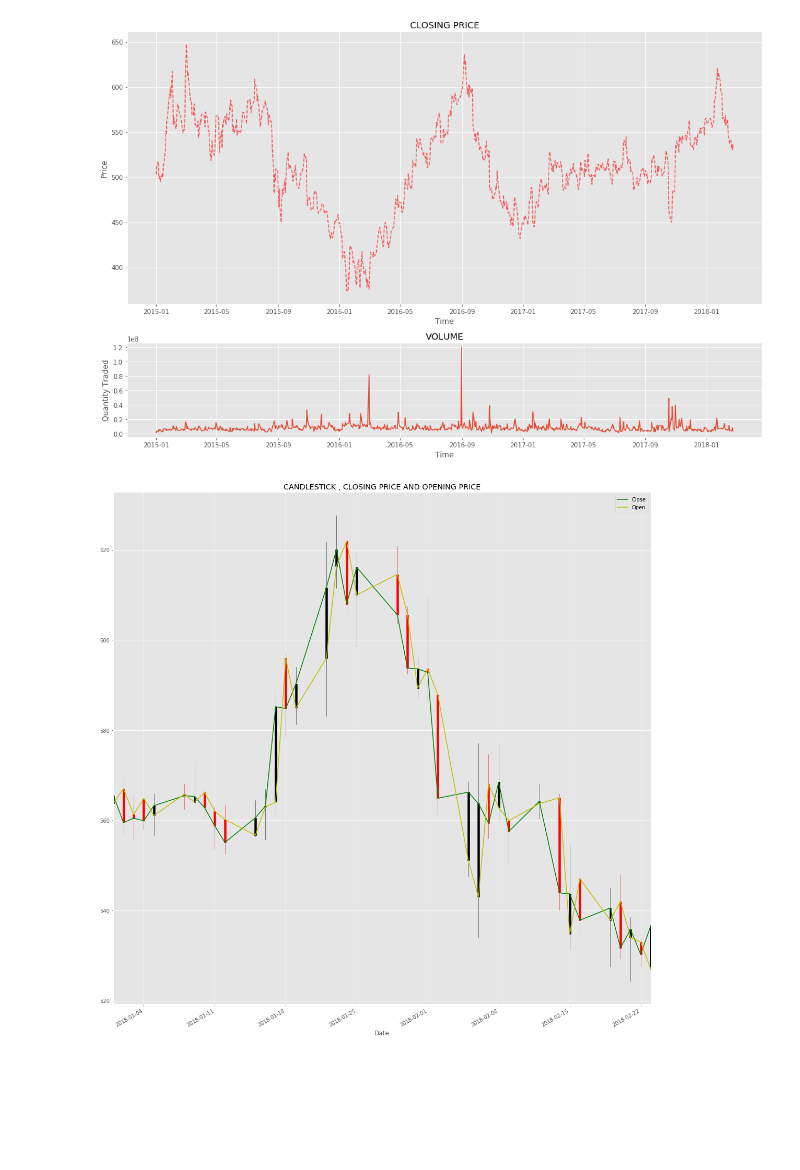
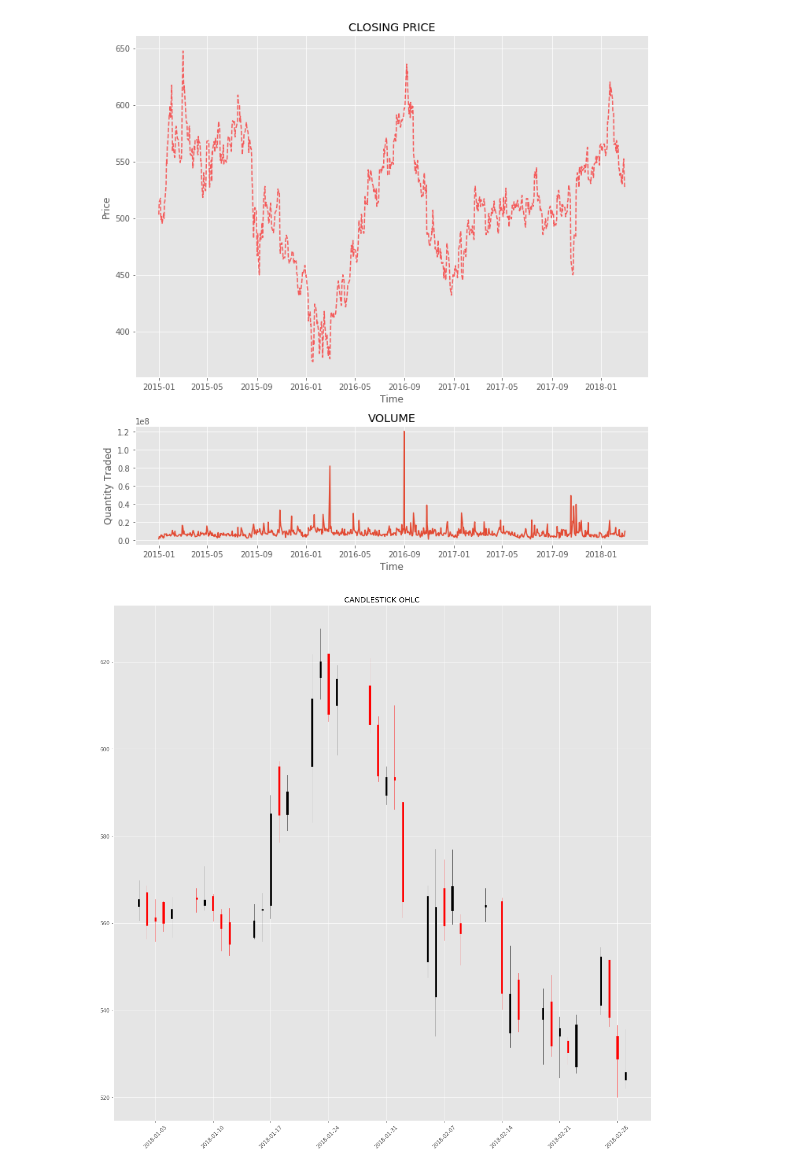
Before and after one commit to Ashish-Siyag/Data-science, a Jupyter notebook: Stock Analysis/Axis Bank Stock.ipynb, the cells around one changed output. Cells and saved outputs as stored; diff of their text form; code cells hidden in the pictures; blank space fills up the shorter version.

```diff
--- a/Stock Analysis/Axis Bank Stock.ipynb
+++ b/Stock Analysis/Axis Bank Stock.ipynb
@@ -33,27 +36,27 @@ axis_data.tail()
 # %%
-plt.figure(figsize = (15,10))
+plt.figure(figsize = (10,10))
 
 ax1 = plt.subplot2grid((10,10),(0,0), rowspan = 7,colspan =10)
 plt.xlabel('Time')
 plt.ylabel('Price')
 plt.title('CLOSING PRICE')
 
 ax2 = plt.subplot2grid((10,10),(7,0),rowspan = 3, colspan = 10)
 plt.xlabel('Time')
 plt.ylabel('Quantity Traded')
 plt.title('VOLUME')
 
 ax1.plot(axis_data['Close'], linestyle = '--',color = 'r', alpha = 0.6)
 ax2.plot(axis_data['Total Trade Quantity'])
 
 ax1.grid(True)
 ax2.grid(True)
 
 
 plt.tight_layout()
 plt.show()
 # %% [output]
-[figure, old version]
+[figure, new version]
 # %%
 ohlc = axis_data.loc['2018'][['Open','High','Low','Close']]
 ohlc.reset_index(inplace = True)
@@ -71,13 +74,11 @@ ax1.xaxis_date()
 ax1.grid(True)
 candlestick_ohlc(ax1,ohlc.values)
 
-axis_data.loc['2018']['Close'].plot(legend = True, grid = True, color = 'g')
-axis_data.loc['2018']['Open'].plot(legend = True, grid = True, color = 'y')
-plt.title('CANDLESTICK , CLOSING PRICE AND OPENING PRICE')
+plt.title('CANDLESTICK OHLC')
 plt.tight_layout()
 plt.show()
 # %% [output]
-[figure, old version]
+[figure, new version]
 # %%
 axis_data.describe()
 # %% [output]
```
Also changed, not shown: parts of 31 cells of this notebook, 2 other files.
